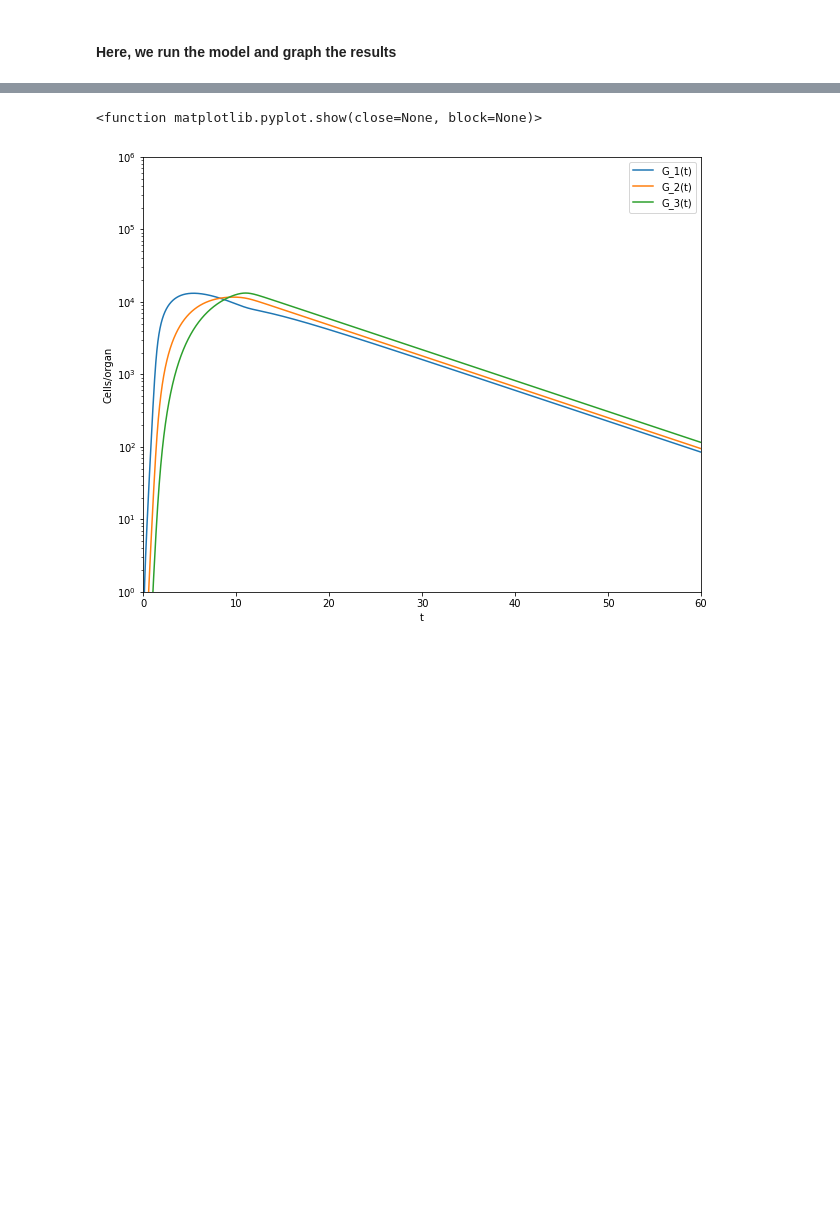
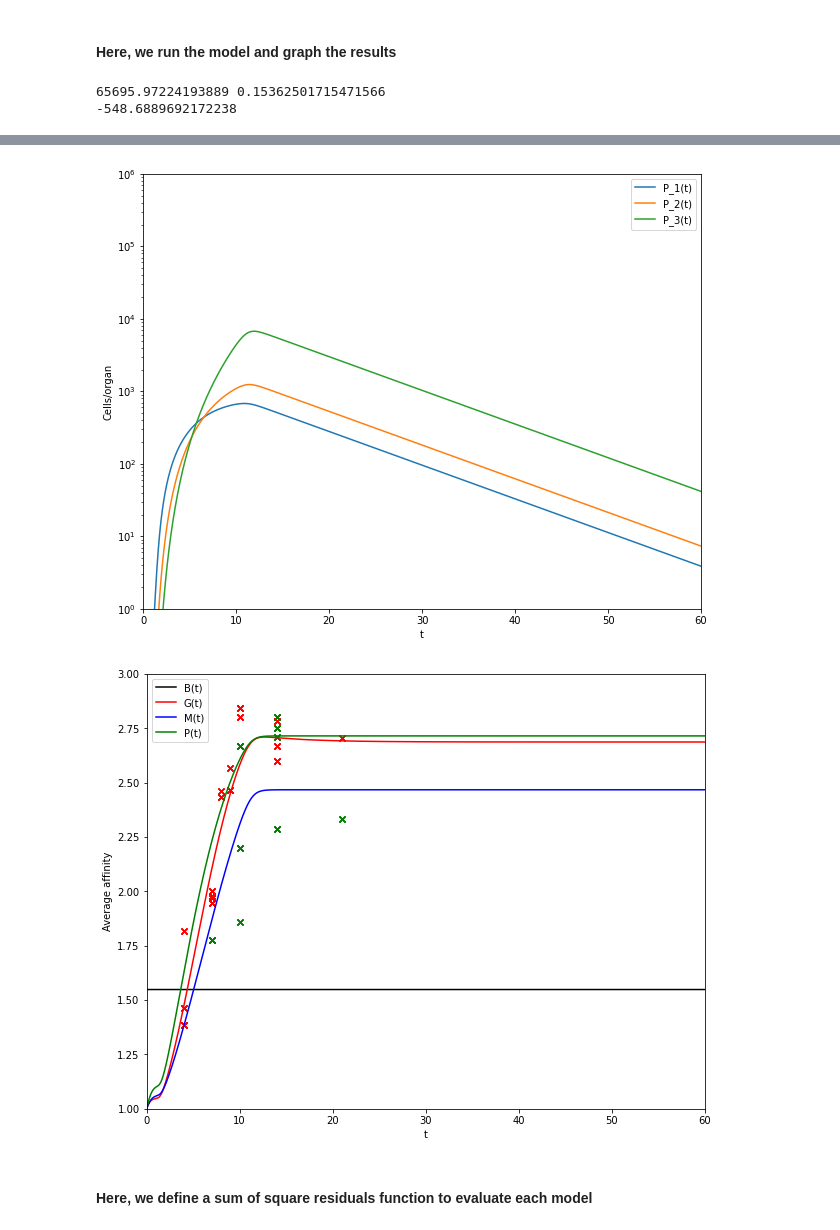
Before and after one commit to 6a6c/BCells, a Jupyter notebook: affinity-model.ipynb, the cells around one changed output, grey strips where cells are left out. Drawn from its saved outputs; the diff is of its cells as text; code cells hidden in the pictures; blank space fills up the shorter version.

Commit message:
Model works (still kinda buggy), NLL added, gradient descent added

```diff
--- a/affinity-model.ipynb
+++ b/affinity-model.ipynb
@@ -155,7 +163,12 @@ https://en.wikipedia.org/wiki/Euler_method
 There may be limitations (esp w/ small time steps) when using this method
 # %%
 # Euler method
-def euler():
+def euler(v):
+    global Aarr, A_garr, Barr, tarr, Garr, Parr, Marr, Gtotarr, Mtotarr, Ptotarr
+
+    (B0, d_BG, delta_B, delta_G, delta_M, delta_P, d_G, f_M, h_B, h_G, lam, lam_g, m, mu, r_B, r_G, sigma_A, sigma_N) = v
+    reInitArrs(B0)
+
     for i in range(1, N + 1):
         #f_M = .5
         A = Aarr[i - 1]
@@ -167,21 +180,22 @@ def euler():
         Barr[i] = B + dt * dBdt(r_B, h_B, delta_B, d_BG, A, B)
 
         for k in range(1, 4):
-            #f_M = f_M * (2.71828 ** (.5 * (k - 1)))
             G_k = Garr[k, i - 1]
             G_kmin1 = Garr[k - 1, i - 1]
             P_k = Parr[k, i - 1]
             M_k = Marr[k, i - 1]
             Garr[k, i] = G_k + dt * dG_kdt(k, d_BG, d_G, h_G, delta_G, mu, r_G, A_g, B, G_k, G_kmin1)
-            # Question: does d_M/d_P not equal d_G?
+            Marr[k, i] = M_k + dt * dM_kdt(k, f_M, d_G, r_G, h_G, delta_M, A_g, G_k, M_k)
             Parr[k, i] = P_k + dt * dP_kdt(k, f_M, d_G, r_G, h_G, delta_P, A_g, G_k, P_k)
-            Marr[k, i] = M_k + dt * dM_kdt(k, f_M, d_G, r_G, h_G, delta_M, A_g, G_k, M_k)
-            #print( Garr[k, i])
+
             Gtotarr[i] += Garr[k, i]
             Ptotarr[i] += Parr[k, i]
             Mtotarr[i] += Marr[k, i]
 
 
         tarr[i] = t + dt
+
+    for i in range(1, len(Barr)):
+        Barr[i]+= B0
 # %% [markdown]
 #### Here, we extract expiremental data from csv's to plot w/ model
@@ -195,7 +367,12 @@ Smcb = Scatter.MCB.values[1:-1].astype('double')
 #### Here, we run the model and graph the results
 # %%
 # Call the function to run the model so we can graph
-euler()
+
+# here are the variables w/ the lowest SSR i got with gradient descent. SSR: 5.148666e+11
+# (71.59205434857685, 0.06806932130591119, 0.2104126492314999, 0.09116913023495661, 0.08178938340112435, 0.10701968476189978, 0.17310394397234516, 7.049336642090847, 7.10792496e-05, 1.8724084774374178e-11, 5.252497501199031, 2.1041403856757808, 1.7679069783484835, 12265000.0, 6.313904193296472, 0.19885356550859085, 0.135469, 0.409708)
+
+euler(vInit)
+print(NLL(vInit))
 
 # Graph of antigens available
 fig1 = plt.figure()
@@ -252,7 +429,7 @@ fig4 = plt.figure()
 fig4.set_size_inches(10,8)
 
 plt.plot(tarr, Mtotarr, linewidth = 4, label = "M(t)", color = 'blue')
-plt.scatter(Stimes, Smcb, linewidth = 4, marker = 'x', color = 'blue')
+plt.scatter(Stimes, Smc, linewidth = 4, marker = 'x', color = 'blue')
 
 plt.xlabel("t")
 plt.ylabel("Cells/organ")
@@ -269,7 +446,7 @@ fig5 = plt.figure()
 fig5.set_size_inches(10,8)
 
 plt.plot(tarr, Ptotarr, linewidth = 4, label = "P(t)", color = 'green')
-#plt.scatter(Stimes, Spc, linewidth = 4, marker = 'x', color = 'green')
+plt.scatter(Stimes2, Spc, linewidth = 4, marker = 'x', color = 'green')
 
 plt.xlabel("t")
 plt.ylabel("Cells/organ")
@@ -286,9 +463,9 @@ fig6 = plt.figure()
 fig6.set_size_inches(10,8)
 
 
-plt.plot(tarr, Garr[1], label = "G_1(t)")
-plt.plot(tarr, Garr[2], label = "G_2(t)")
-plt.plot(tarr, Garr[3], label = "G_3(t)")
+plt.plot(tarr, Parr[1], label = "P_1(t)")
+plt.plot(tarr, Parr[2], label = "P_2(t)")
+plt.plot(tarr, Parr[3], label = "P_3(t)")
 plt.xlabel("t")
 plt.ylabel("Cells/organ")
 plt.yscale("log")
@@ -296,4 +473,27 @@ plt.axis([t0, tF, 1, 10**6])
 
 plt.legend()
 plt.show
+
+# Average affinities
+fig7 = plt.figure()
+fig7.set_size_inches(10,8)
+
+plt.plot(tarr, calcAA()[0], label = "B(t)", color = 'black')
+#plt.scatter(Sapbt, Sapb, marker = 'x', color = 'black')
+plt.plot(tarr, calcAA()[1], label = "G(t)", color = 'red')
+plt.scatter(Sagct, Sagc, marker = 'x', color = 'red')
+plt.plot(tarr, calcAA()[2], label = "M(t)", color = 'blue')
+#plt.scatter(Samct, Samc, marker = 'x', color = 'blue')
+plt.plot(tarr, calcAA()[3], label = "P(t)", color = 'green')
+plt.scatter(Sapct, Sapc, marker = 'x', color = 'green')
+
+
+plt.xlabel("t")
+plt.ylabel("Average affinity")
+plt.axis([t0, tF, 1.0, 3.0])
+
+plt.legend()
+plt.show()
 # %% [output]
+65695.97224193889 0.15362501715471566
+-548.6889692172238
@@ -305,2 +505,4 @@ plt.show
-<function matplotlib.pyplot.show(close=None, block=None)>
-[figure, old version]
+[figure, new version]
+[figure, added]
+# %% [markdown]
+#### Here, we define a sum of square residuals function to evaluate each model
```
Also changed, not shown: parts of 15 cells of this notebook, 7 other files.
